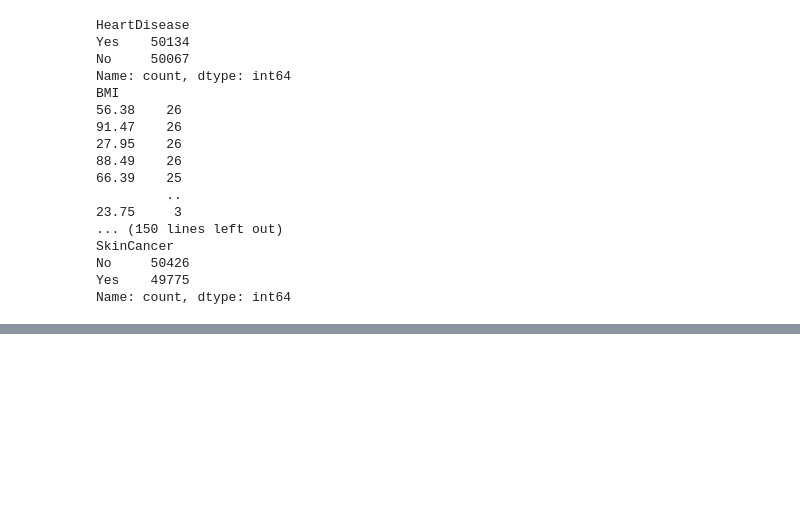
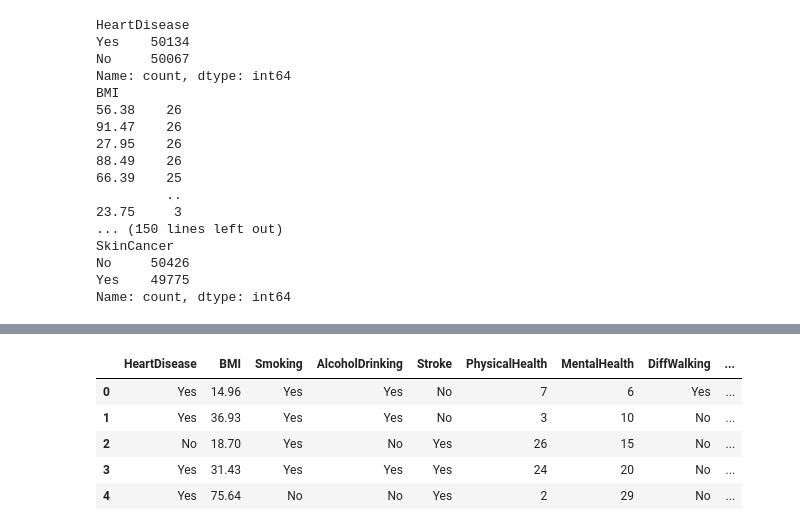
Before and after one commit to abhishikth06/app-dev, a Jupyter notebook: decision tree streamlit.ipynb, the cells around one changed output, grey strips where cells are left out. Drawn from its saved outputs; the diff is of its cells as text; code cells hidden in the pictures; blank space fills up the shorter version.

```diff
--- a/decision tree streamlit.ipynb
+++ b/decision tree streamlit.ipynb
@@ -157,0 +167,2 @@ Name: count, dtype: int64
+# %%
+df=pd.get_dummies(df,columns=["Diabetic"],drop_first=True)
@@ -157,0 +185,9 @@ Name: count, dtype: int64
+# %%
+df.head()
+# %% [output]
+|  | HeartDisease | BMI | Smoking | AlcoholDrinking | Stroke | PhysicalHealth | MentalHealth | DiffWalking | ... |
+| 0 | Yes | 14.96 | Yes | Yes | No | 7 | 6 | Yes | ... |
+| 1 | Yes | 36.93 | Yes | Yes | No | 3 | 10 | No | ... |
+| 2 | No | 18.70 | Yes | No | Yes | 26 | 15 | No | ... |
+| 3 | Yes | 31.43 | Yes | Yes | Yes | 24 | 20 | No | ... |
+| 4 | Yes | 75.64 | No | No | Yes | 2 | 29 | No | ... |
```
Also changed, not shown: parts of 12 cells of this notebook.
